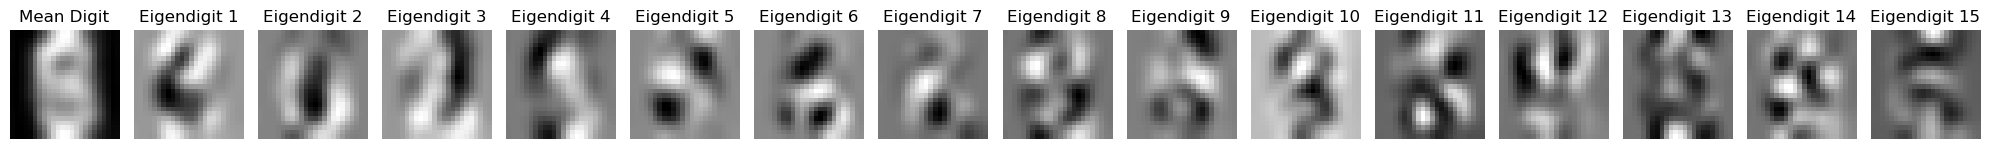
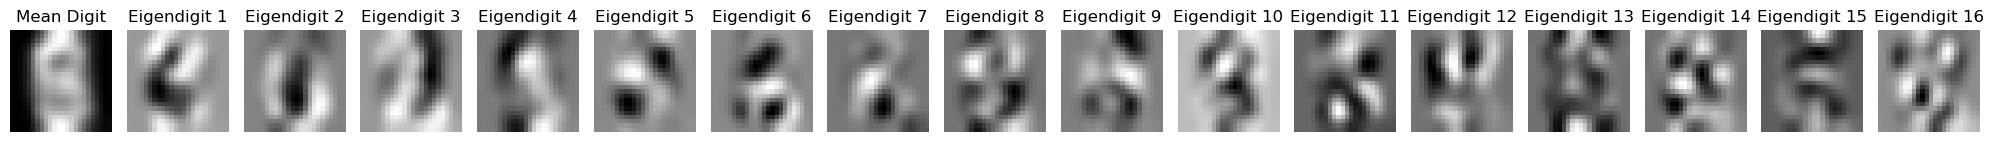
Unified diff of the notebook cell whose output changed from the first chart to the second:
--- before
+++ after
@@ -1,4 +1,4 @@
-# Create a figure with 16 subplots in a single row
-fig, axes = plt.subplots(1, 16, figsize=(20, 2))
+# Create a figure with 17 subplots in a single row
+fig, axes = plt.subplots(1, 17, figsize=(20, 2))
 
 # Display the mean digit in the first subplot
@@ -7,6 +7,6 @@
 axes[0].axis('off')
 
-# Display the first 15 eigendigits in the remaining subplots
-for i in range(15):
+# Display the first 16 eigendigits in the remaining subplots
+for i in range(16):
     axes[i + 1].imshow(vec2img(Vt[i, :]), cmap='gray')
     axes[i + 1].set_title(f'Eigendigit {i + 1}')

Commit: Small tweaks. AE Plot Title. Markdown answers. 16 digit + mean digit plot.